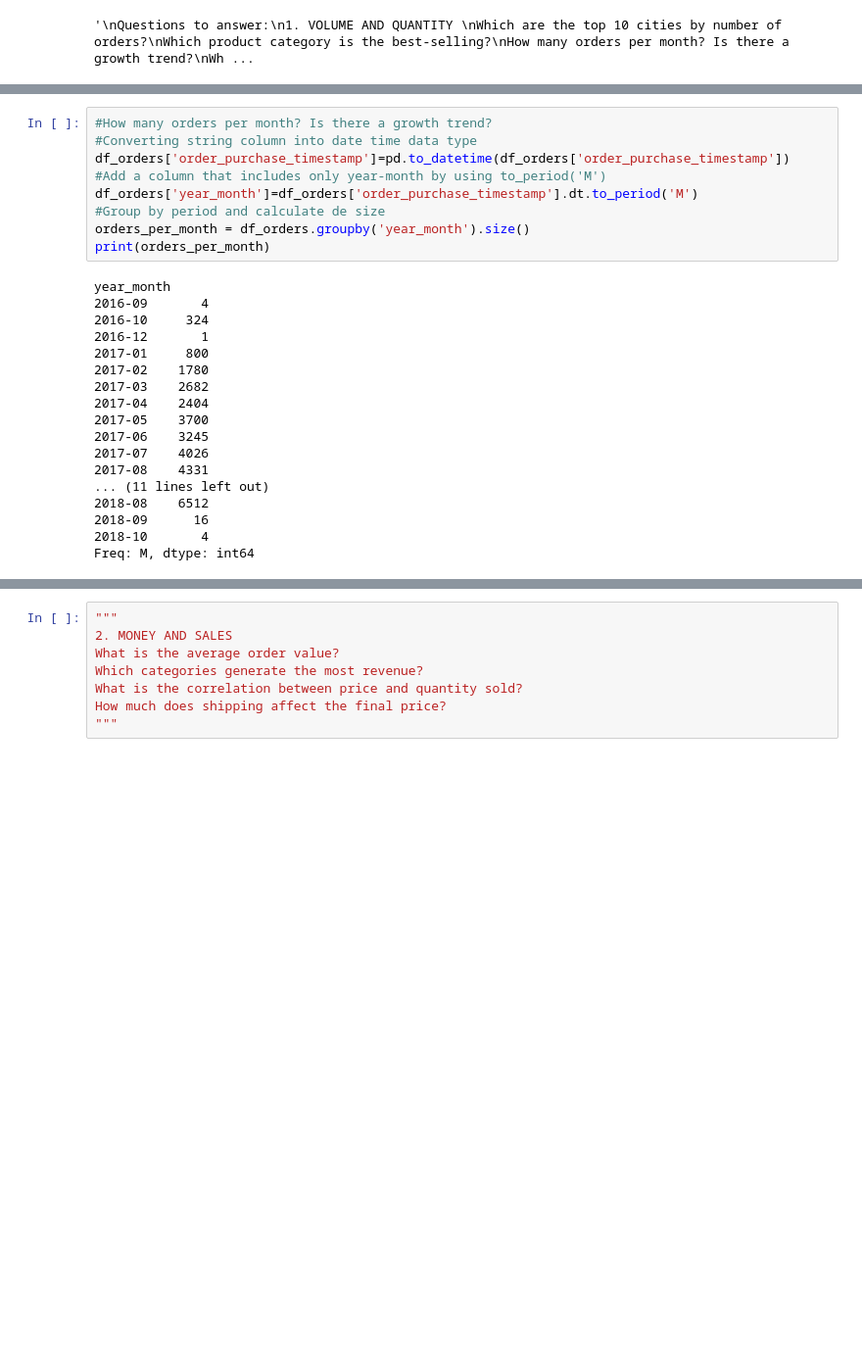
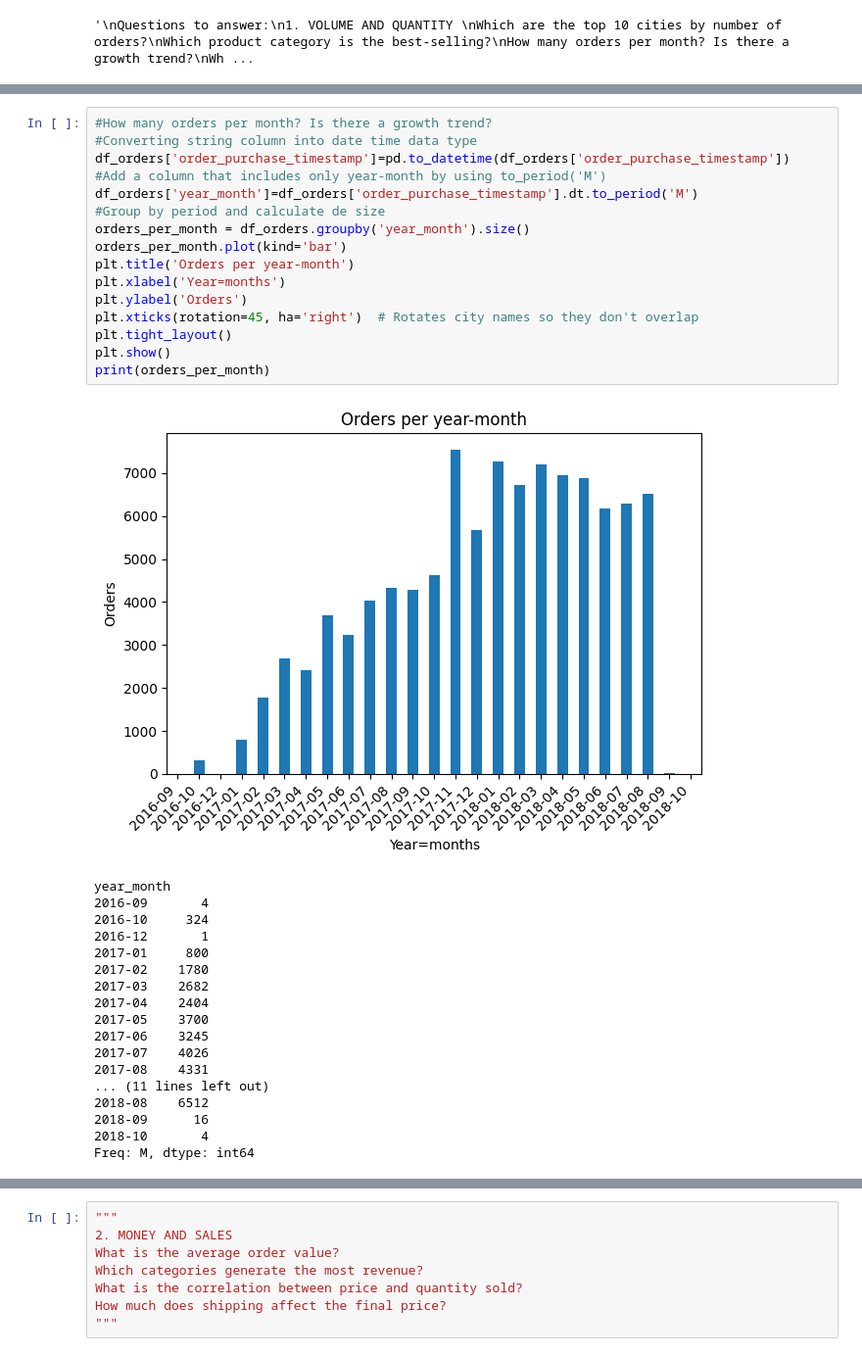
Before and after one commit to CrazySlots/data-engineering-portfolio, a Jupyter notebook: 01_data_exploration/proyecto_1_datasets.ipynb, the cells around one changed output, grey strips where cells are left out. Shown at 98% size. Drawn from its saved outputs; the diff is of its cells as text; blank space fills up the shorter version.

```diff
--- a/01_data_exploration/proyecto_1_datasets.ipynb
+++ b/01_data_exploration/proyecto_1_datasets.ipynb
@@ -60,13 +86,21 @@ Name: count, dtype: int64
 # %%
 #How many orders per month? Is there a growth trend?
 #Converting string column into date time data type
 df_orders['order_purchase_timestamp']=pd.to_datetime(df_orders['order_purchase_timestamp'])
 #Add a column that includes only year-month by using to_period('M')
 df_orders['year_month']=df_orders['order_purchase_timestamp'].dt.to_period('M')
 #Group by period and calculate de size
 orders_per_month = df_orders.groupby('year_month').size()
+orders_per_month.plot(kind='bar')
+plt.title('Orders per year-month')
+plt.xlabel('Year=months')
+plt.ylabel('Orders')
+plt.xticks(rotation=45, ha='right')  # Rotates city names so they don't overlap
+plt.tight_layout()
+plt.show()
 print(orders_per_month)
 # %% [output]
+[figure, added]
 year_month
 2016-09       4
 2016-10     324
```
Also changed, not shown: parts of 17 cells of this notebook.
